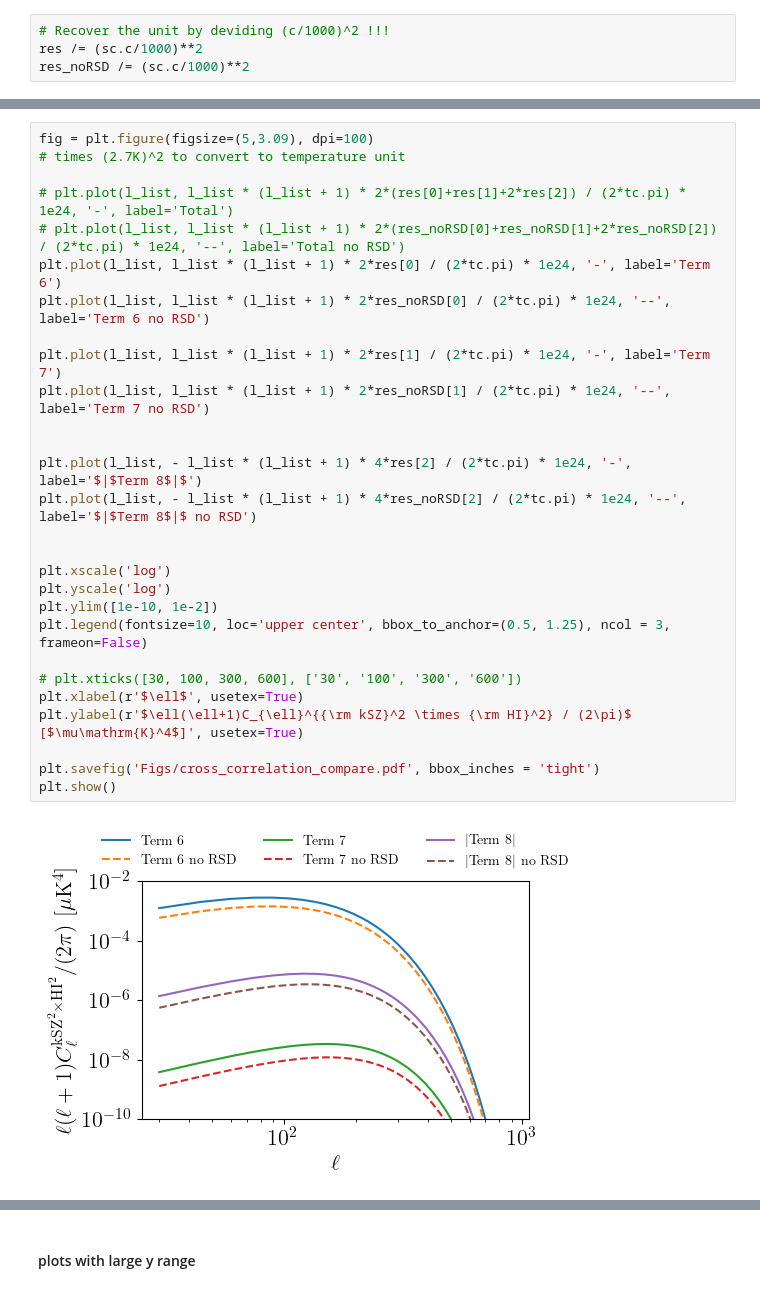
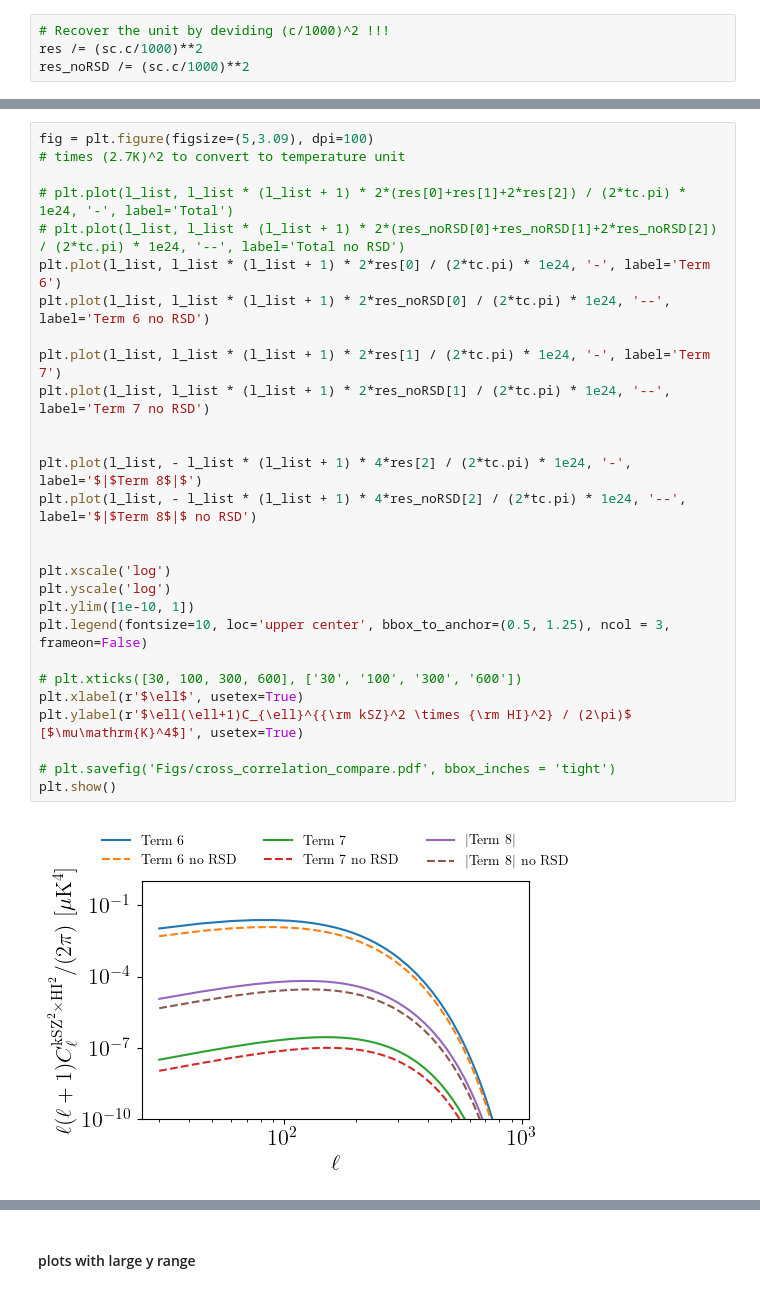
Before and after one commit to Einste11N/SquareField_CrossCorrelation, a Jupyter notebook: Inspection.ipynb, the cells around one changed output, grey strips where cells are left out. Saved outputs shown, nothing was run; the diff lists cells and outputs as text.

```diff
--- a/Inspection.ipynb
+++ b/Inspection.ipynb
@@ -350,30 +333,30 @@ plt.show()
 # %%
 fig = plt.figure(figsize=(5,3.09), dpi=100)
 # times (2.7K)^2 to convert to temperature unit
 
 # plt.plot(l_list, l_list * (l_list + 1) * 2*(res[0]+res[1]+2*res[2]) / (2*tc.pi) * 1e24, '-', label='Total')
 # plt.plot(l_list, l_list * (l_list + 1) * 2*(res_noRSD[0]+res_noRSD[1]+2*res_noRSD[2]) / (2*tc.pi) * 1e24, '--', label='Total no RSD')
 plt.plot(l_list, l_list * (l_list + 1) * 2*res[0] / (2*tc.pi) * 1e24, '-', label='Term 6')
 plt.plot(l_list, l_list * (l_list + 1) * 2*res_noRSD[0] / (2*tc.pi) * 1e24, '--', label='Term 6 no RSD')
 
 plt.plot(l_list, l_list * (l_list + 1) * 2*res[1] / (2*tc.pi) * 1e24, '-', label='Term 7')
 plt.plot(l_list, l_list * (l_list + 1) * 2*res_noRSD[1] / (2*tc.pi) * 1e24, '--', label='Term 7 no RSD')
 
 
 plt.plot(l_list, - l_list * (l_list + 1) * 4*res[2] / (2*tc.pi) * 1e24, '-', label='$|$Term 8$|$')
 plt.plot(l_list, - l_list * (l_list + 1) * 4*res_noRSD[2] / (2*tc.pi) * 1e24, '--', label='$|$Term 8$|$ no RSD')
 
 
 plt.xscale('log')
 plt.yscale('log')
-plt.ylim([1e-10, 1e-2])
+plt.ylim([1e-10, 1])
 plt.legend(fontsize=10, loc='upper center', bbox_to_anchor=(0.5, 1.25), ncol = 3, frameon=False)
 
 # plt.xticks([30, 100, 300, 600], ['30', '100', '300', '600'])
 plt.xlabel(r'$\ell$', usetex=True)
 plt.ylabel(r'$\ell(\ell+1)C_{\ell}^{{\rm kSZ}^2 \times {\rm HI}^2} / (2\pi)$ [$\mu\mathrm{K}^4$]', usetex=True)
 
-plt.savefig('Figs/cross_correlation_compare.pdf', bbox_inches = 'tight')
+# plt.savefig('Figs/cross_correlation_compare.pdf', bbox_inches = 'tight')
 plt.show()
 # %% [output]
-[figure, old version]
+[figure, new version]
```
Also changed, not shown: parts of 21 cells of this notebook, 8 other files.
